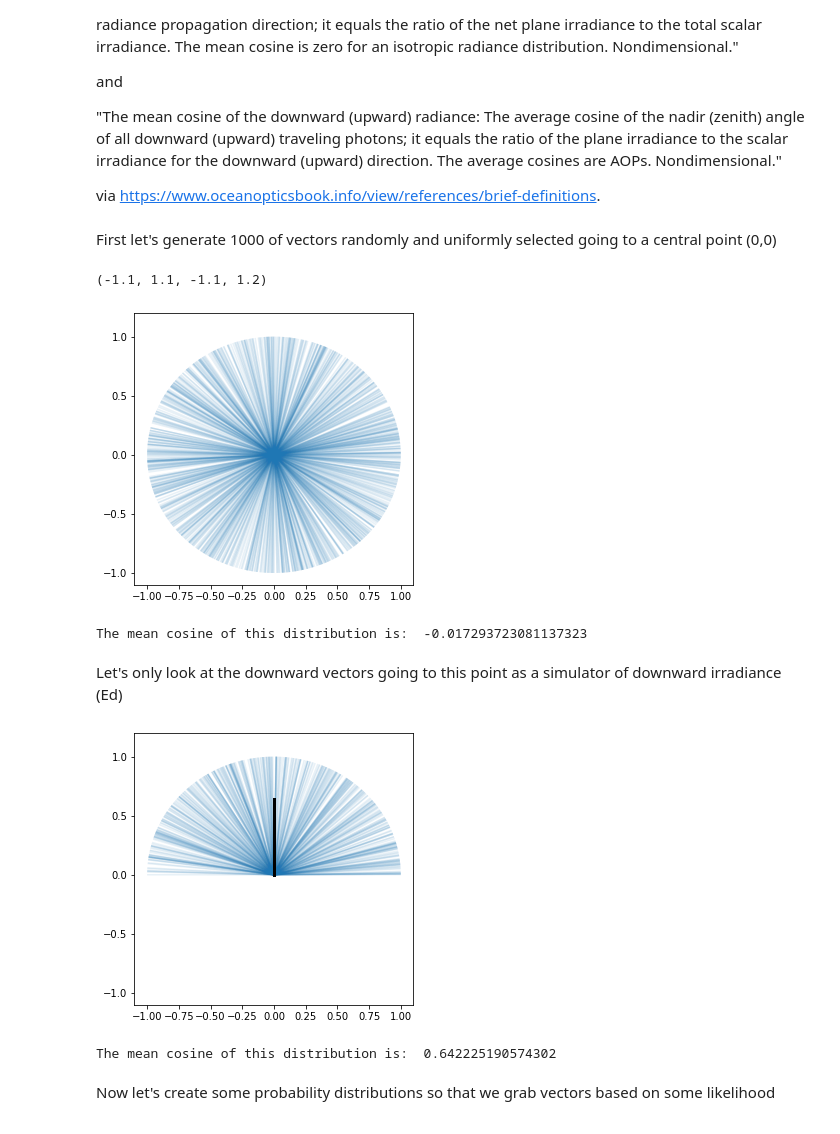
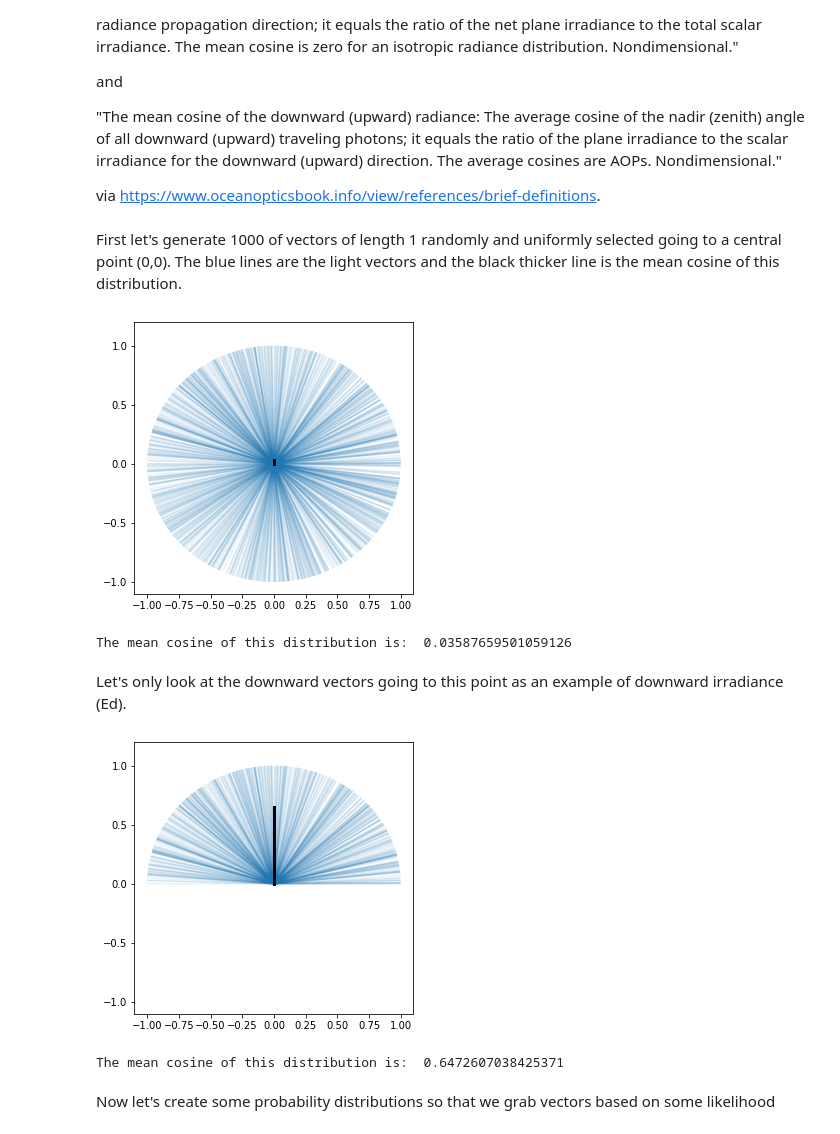
Before and after one commit to marrs-lab/ocean_color, a Jupyter notebook: mean_cosine.ipynb, the cells around one changed output. Drawn from its saved outputs; the diff is of its cells as text; code cells hidden in the pictures.

Commit message:
updating distributions and cleaner comments

```diff
--- a/mean_cosine.ipynb
+++ b/mean_cosine.ipynb
@@ -17,36 +17,37 @@ from numpy import linalg, newaxis, random
 from matplotlib import collections
 import matplotlib.pyplot as plt
 # %% [markdown]
-First let's generate 1000 of vectors randomly and uniformly selected going to a central point (0,0)
+First let's generate 1000 of vectors of length 1 randomly and uniformly selected going to a central point (0,0). The blue lines are the light vectors and the black thicker line is the mean cosine of this distribution.
 # %%
 def gen_rand_vecs(dims, number):
     vecs = random.normal(size=(number,dims))
     mags = linalg.norm(vecs, axis=-1)
 
     return vecs / mags[..., newaxis]
 
 ends = gen_rand_vecs(2, 1000)
 
 # Add 0 vector to start
-vectors = numpy.insert(ends[:, newaxis], 0, 0, axis=1)
+vectors = np.insert(ends[:, newaxis], 0, 0, axis=1)
 
+# to get the mean cosine we can just grab the y component of these vectors since this is a unit circle
+# the y component is just the
 mean_cos = np.mean(vectors[:,1,1])
 
+figure, axis = plt.subplots(figsize=(5,5))
+
 axis.plot([0,0],[0,mean_cos],color='black', linewidth=3)
-
-figure, axis = plt.subplots(figsize=(5,5))
 axis.add_collection(collections.LineCollection(vectors, alpha=0.1))
 axis.axis((-1.1, 1.1, -1.1, 1.2))
 plt.show()
 # %% [output]
-(-1.1, 1.1, -1.1, 1.2)
-[figure, old version]
+[figure, new version]
 # %%
 print('The mean cosine of this distribution is: ', mean_cos)
 # %% [output]
-The mean cosine of this distribution is:  -0.017293723081137323
+The mean cosine of this distribution is:  0.03587659501059126
 # %% [markdown]
-Let's only look at the downward vectors going to this point as a simulator of downward irradiance (Ed)
+Let's only look at the downward vectors going to this point as an example of downward irradiance (Ed).
 # %%
 downward_vecs = vectors[vectors[:,1,1]>0]
 # sort them so we can grab them with a probability distribution
@@ -60,20 +61,13 @@ mean_cos = np.mean(downward_vecs_sort[:,1,1])
 
 axis.plot([0,0],[0,mean_cos],color='black', linewidth=3)
 # axis.plot([0,0.6394233792175309],[0,np.arccos(0.6394233792175309)],color='black', linewidth=3)
-
-
-length=1
-endy = length * math.sin(np.arccos(mean_cos))
-endx = length * math.cos(np.arccos(mean_cos))
-# axis.plot([0, endx], [0, endy], color='red')
-
 plt.show()
 # %% [output]
-[figure, old version]
+[figure, new version]
 # %%
 print('The mean cosine of this distribution is: ', mean_cos)
 # %% [output]
-The mean cosine of this distribution is:  0.642225190574302
+The mean cosine of this distribution is:  0.6472607038425371
 # %% [markdown]
 Now let's create some probability distributions so that we grab vectors based on some likelihood
 # %%
```
Also changed, not shown: parts of 16 cells of this notebook.
